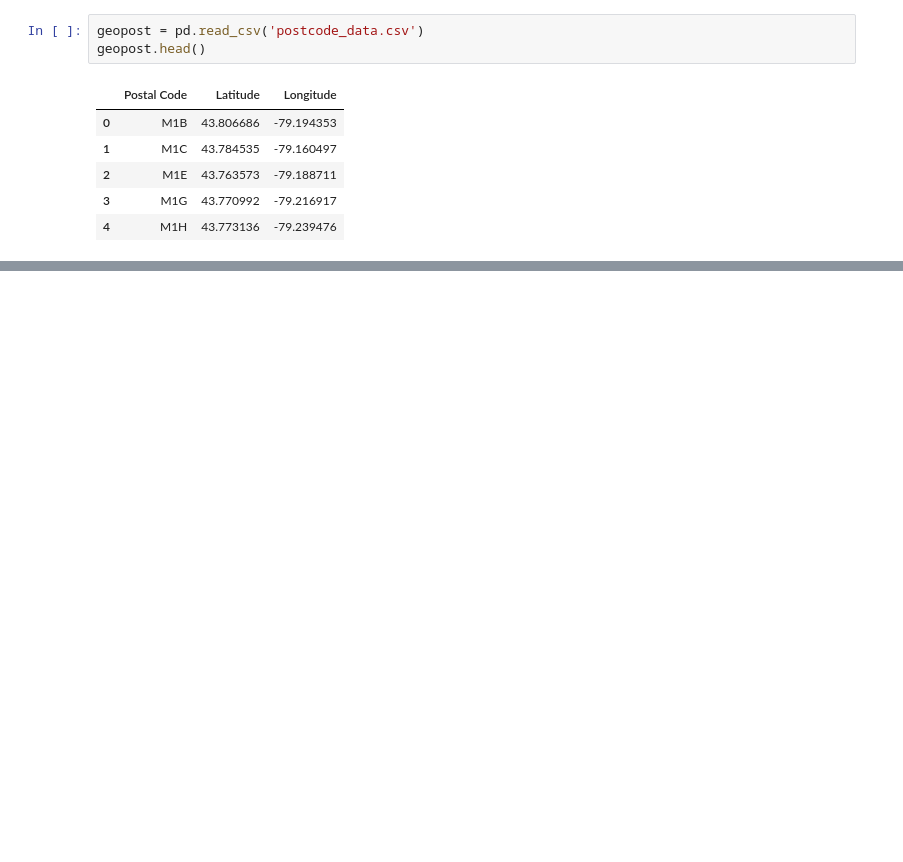
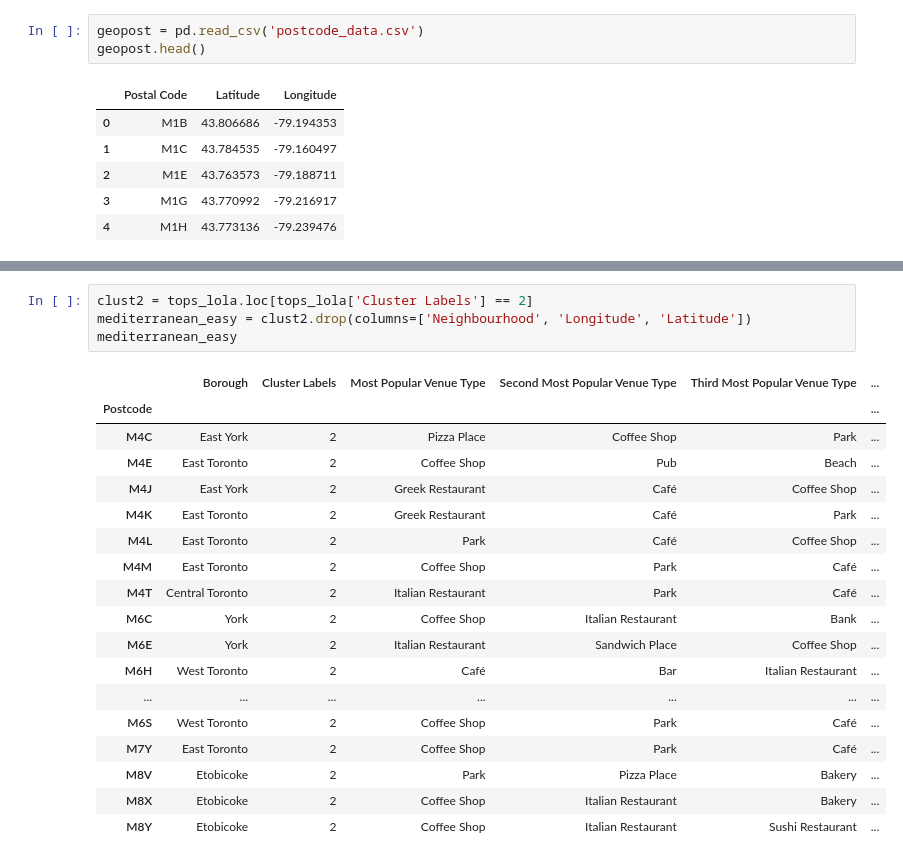
Before and after one commit to visualkai/DS-capstone, a Jupyter notebook: Segment_Toronto.ipynb, the cells around one changed output, grey strips where cells are left out. Saved outputs shown, nothing was run; the diff lists cells and outputs as text; blank space fills up the shorter version.

```diff
--- a/Segment_Toronto.ipynb
+++ b/Segment_Toronto.ipynb
@@ -101,0 +338,23 @@ post_lola.head(10)
+# %%
+clust2 = tops_lola.loc[tops_lola['Cluster Labels'] == 2]
+mediterranean_easy = clust2.drop(columns=['Neighbourhood', 'Longitude', 'Latitude'])
+mediterranean_easy
+# %% [output]
+|  | Borough | Cluster Labels | Most Popular Venue Type | Second Most Popular Venue Type | Third Most Popular Venue Type | ... |
+| Postcode |  |  |  |  |  | ... |
+| M4C | East York | 2 | Pizza Place | Coffee Shop | Park | ... |
+| M4E | East Toronto | 2 | Coffee Shop | Pub | Beach | ... |
+| M4J | East York | 2 | Greek Restaurant | Café | Coffee Shop | ... |
+| M4K | East Toronto | 2 | Greek Restaurant | Café | Park | ... |
+| M4L | East Toronto | 2 | Park | Café | Coffee Shop | ... |
+| M4M | East Toronto | 2 | Coffee Shop | Park | Café | ... |
+| M4T | Central Toronto | 2 | Italian Restaurant | Park | Café | ... |
+| M6C | York | 2 | Coffee Shop | Italian Restaurant | Bank | ... |
+| M6E | York | 2 | Italian Restaurant | Sandwich Place | Coffee Shop | ... |
+| M6H | West Toronto | 2 | Café | Bar | Italian Restaurant | ... |
+| ... | ... | ... | ... | ... | ... | ... |
+| M6S | West Toronto | 2 | Coffee Shop | Park | Café | ... |
+| M7Y | East Toronto | 2 | Coffee Shop | Park | Café | ... |
+| M8V | Etobicoke | 2 | Park | Pizza Place | Bakery | ... |
+| M8X | Etobicoke | 2 | Coffee Shop | Italian Restaurant | Bakery | ... |
+| M8Y | Etobicoke | 2 | Coffee Shop | Italian Restaurant | Sushi Restaurant | ... |
```
Also changed, not shown: parts of 28 cells of this notebook.
